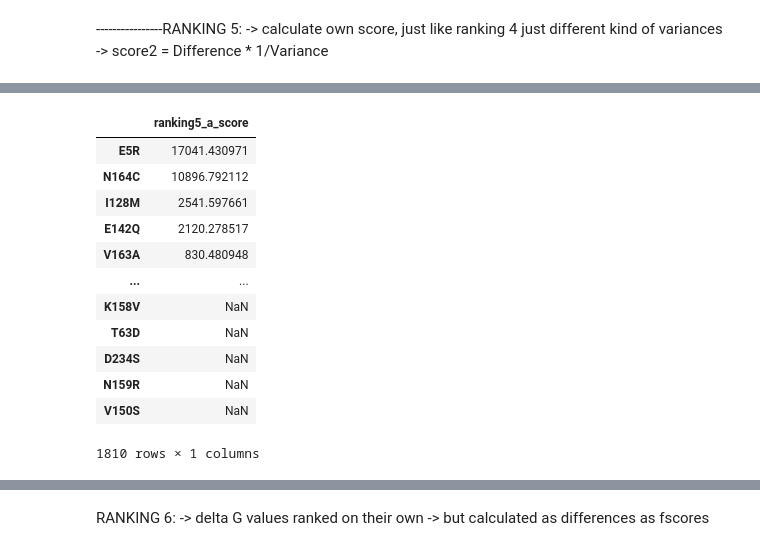
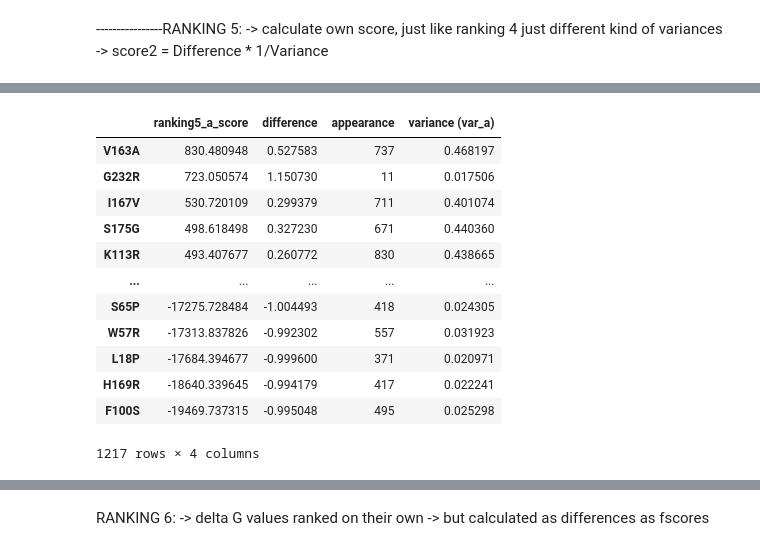
Before and after one commit to datascience-mobi-2023/topic02_team03, a Jupyter notebook: Epistasis Analysis/Rankings/jupyter notebooks/unweighted rankings .ipynb, the cells around one changed output, grey strips where cells are left out. Cells and saved outputs as stored; diff of their text form; code cells hidden in the pictures.

```diff
--- a/Epistasis Analysis/Rankings/jupyter notebooks/unweighted rankings .ipynb
+++ b/Epistasis Analysis/Rankings/jupyter notebooks/unweighted rankings .ipynb
@@ -483,8 +456,0 @@ with open('formatted_ranking3.html', 'w') as file:
-# %%
-list_ranking4 = []
-for i in all_possible_mutations:
-    score_ranking4 = all_differences_means.loc[i].values[0] * df_wie_oft_muts_insg.loc[i].values[0]*(1/mean_variances_per_mutations.loc[i].values[0])
-    list_ranking4.append(score_ranking4)
-ranking4_unsorted = pd.DataFrame(list_ranking4, index=all_possible_mutations, columns=['ranking4_score'])
-ranking4 = ranking4_unsorted.sort_values(by='ranking4_score', ascending= False)
-ranking4
@@ -555,16 +495,3 @@ for mutation in all_possible_mutations:
         weighted_variances_try[mutation] = np.average(non_nan_values_variance, weights=non_nan_weights_variance)
 
 weighted_variances_d_df = pd.DataFrame({'Weighted Variances': weighted_variances_try})
-# %%
-#ranking5_0: wrong calculation of the variance (only the mutations that have complete data for all mutcounts
-#not mean of variance but sum! -> how "complete" is dataset
-
-list_ranking5_0 = []
-for i in all_possible_mutations:
-
-    score_ranking5_0 =score_ranking5_0 = (all_differences_means.loc[i].values[0] * df_wie_oft_muts_insg.loc[i].values[0]) / np.nansum(variance_per_mutant_count_df.loc[i].values)
-
-    list_ranking5_0.append(score_ranking5_0)
-ranking5_0_unsorted = pd.DataFrame(list_ranking5_0, index=all_possible_mutations, columns=['ranking5_0_score'])
-ranking5_0 = ranking5_0_unsorted.sort_values(by='ranking5_0_score', ascending= False)
-ranking5_0
@@ -585,24 +498,29 @@ ranking5_0
 # %%
-#variance calculated with the mean over all mut count varaiances
 list_ranking5_a = []
 for i in all_possible_mutations:
-    score_ranking5_a = (all_differences_means.loc[i].values[0]) * df_wie_oft_muts_insg.loc[i].values[0] / (mean_variances_per_mutations_16.loc[i].values[0])
-    list_ranking5_a.append(score_ranking5_a)
-ranking5_unsorted_a = pd.DataFrame(list_ranking5_a, index=all_possible_mutations, columns=['ranking5_a_score'])
-ranking5_a = ranking5_unsorted_a.sort_values(by='ranking5_a_score', ascending= False)
+    if df_wie_oft_muts_insg.loc[i].values[0] > 10:
+        score_ranking5_a = (all_differences_means.loc[i].values[0]) * df_wie_oft_muts_insg.loc[i].values[0] / (mean_variances_per_mutations_16.loc[i].values[0])
+        list_ranking5_a.append(score_ranking5_a)
+
+ranking5_unsorted_a = pd.DataFrame(list_ranking5_a, index=[m for m in all_possible_mutations if df_wie_oft_muts_insg.loc[m].values[0] > 10], columns=['ranking5_a_score'])
+ranking5_unsorted_a['difference'] = all_differences_means
+ranking5_unsorted_a['appearance'] = df_wie_oft_muts_insg
+ranking5_unsorted_a['variance (var_a)'] = mean_variances_per_mutations_16
+
+ranking5_a = ranking5_unsorted_a.sort_values(by='ranking5_a_score', ascending=False)
 ranking5_a
 # %% [output]
-|  | ranking5_a_score |
-| E5R | 17041.430971 |
-| N164C | 10896.792112 |
-| I128M | 2541.597661 |
-| E142Q | 2120.278517 |
-| V163A | 830.480948 |
-| ... | ... |
-| K158V | NaN |
-| T63D | NaN |
-| D234S | NaN |
-| N159R | NaN |
-| V150S | NaN |
+|  | ranking5_a_score | difference | appearance | variance (var_a) |
+| V163A | 830.480948 | 0.527583 | 737 | 0.468197 |
+| G232R | 723.050574 | 1.150730 | 11 | 0.017506 |
+| I167V | 530.720109 | 0.299379 | 711 | 0.401074 |
+| S175G | 498.618498 | 0.327230 | 671 | 0.440360 |
+| K113R | 493.407677 | 0.260772 | 830 | 0.438665 |
+| ... | ... | ... | ... | ... |
+| S65P | -17275.728484 | -1.004493 | 418 | 0.024305 |
+| W57R | -17313.837826 | -0.992302 | 557 | 0.031923 |
+| L18P | -17684.394677 | -0.999600 | 371 | 0.020971 |
+| H169R | -18640.339645 | -0.994179 | 417 | 0.022241 |
+| F100S | -19469.737315 | -0.995048 | 495 | 0.025298 |
-1810 rows × 1 columns
+1217 rows × 4 columns
 # %%
```
Also changed, not shown: parts of 37 cells of this notebook, 1 other file.
